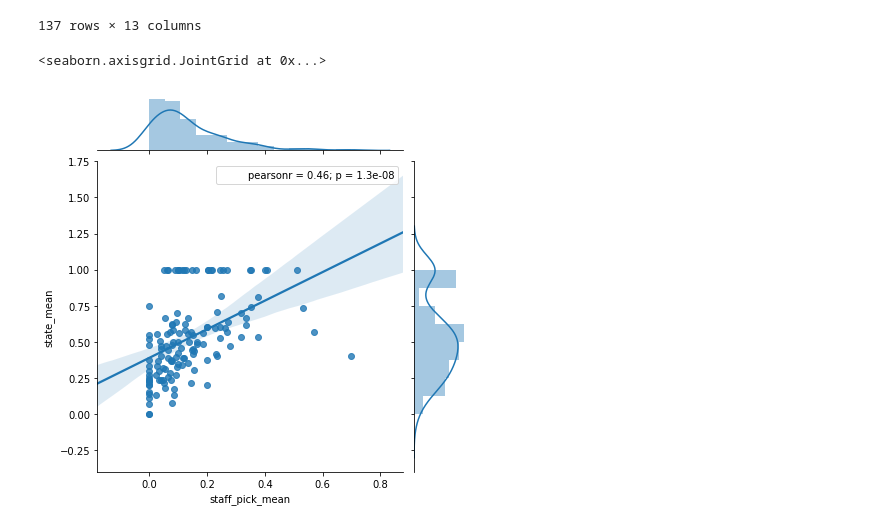
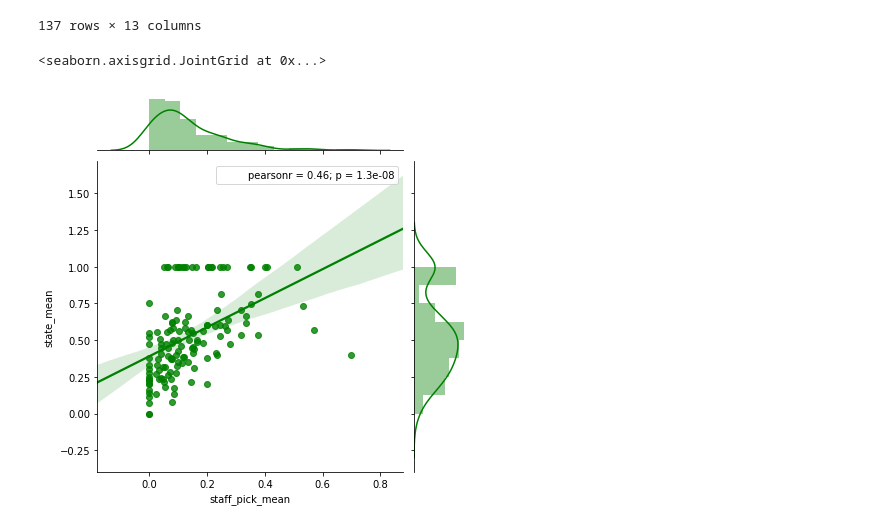
Before and after one commit to cipher813/McMahon_Metis, a Jupyter notebook: Project_3/3_Kickstarter_P0_EDA_DS2.ipynb, the cells around one changed output. Drawn from its saved outputs; the diff is of its cells as text; code cells hidden in the pictures.

```diff
--- a/Project_3/3_Kickstarter_P0_EDA_DS2.ipynb
+++ b/Project_3/3_Kickstarter_P0_EDA_DS2.ipynb
@@ -353,9 +418,9 @@ scd
 # %%
 # color = ['b', 'r']
 # scd = scd.drop(['main_cat'],1)
-sns.jointplot(x='staff_pick_mean',y='state_mean',kind='reg',data=scd)
+# sns.jointplot(x='staff_pick_mean',y='state_mean',kind='reg',color='g',data=scd)
 # %% [output]
 <seaborn.axisgrid.JointGrid at 0x...>
-[figure, old version]
+[figure, new version]
 # %%
 # scd = scd[['cat_name','main_cat','staff_pick_mean','state_mean']]
```
Also changed, not shown: parts of 38 cells of this notebook.
